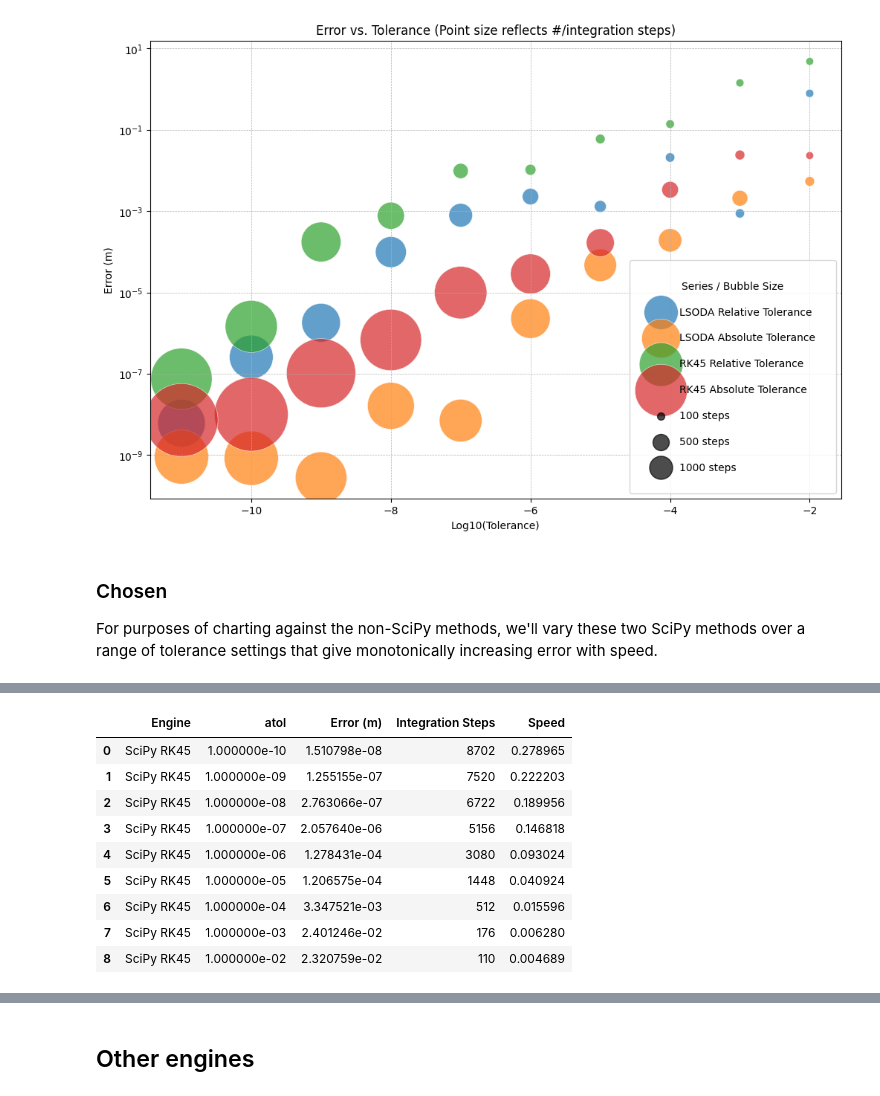
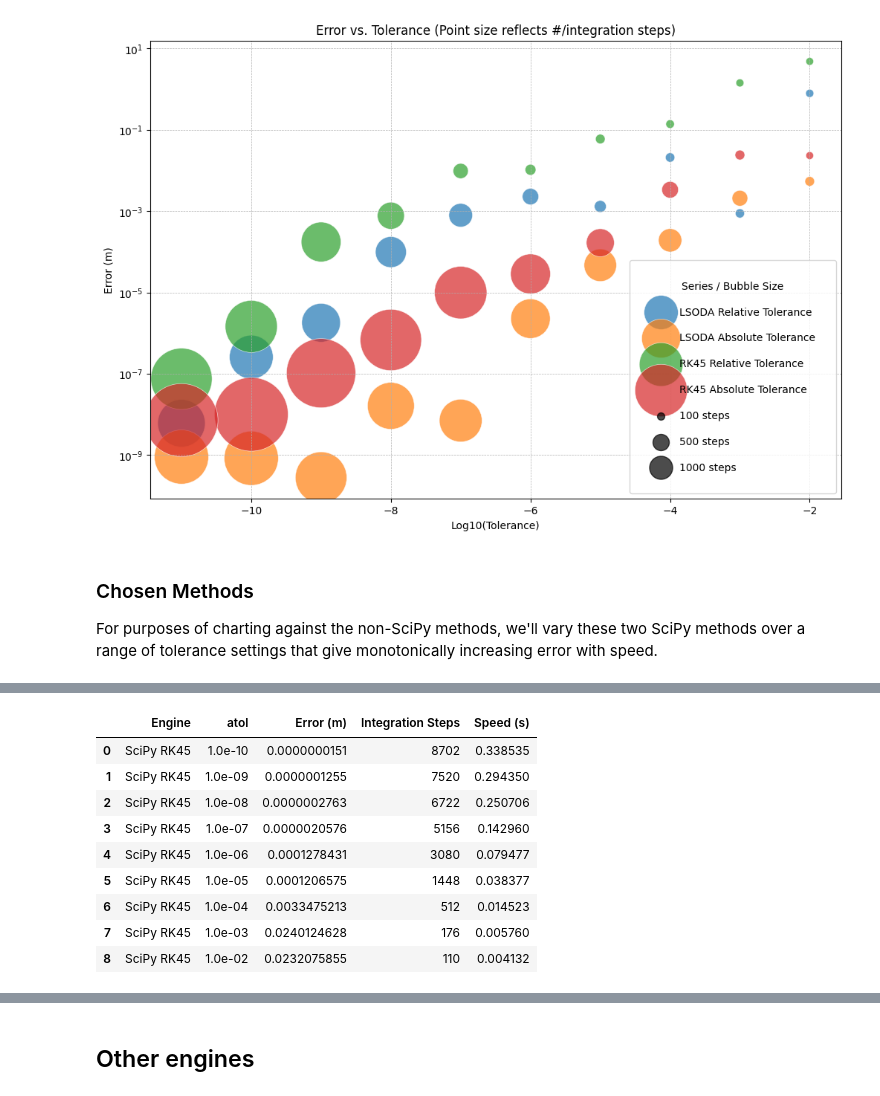
Before and after one commit to o-murphy/py-ballisticcalc, a Jupyter notebook: examples/BenchmarkEngines.ipynb, the cells around one changed output, grey strips where cells are left out. Cells and saved outputs as stored; diff of their text form; code cells hidden in the pictures.

```diff
--- a/examples/BenchmarkEngines.ipynb
+++ b/examples/BenchmarkEngines.ipynb
@@ -65,13 +65,14 @@ reference_row = reference_trajectory.flag(TrajFlag.ZERO_DOWN)
 reference_distance = reference_row.distance
 reference_distance_meter = reference_distance >> Distance.Meter
 def check_error(hit: HitResult, output: bool = False) -> float:
+    """Error is vertical distance from zero at the reference distance."""
     chkpt = hit.get_at_distance(reference_distance)
     if chkpt is not None:
         chk_x = chkpt.distance >> Distance.Meter
         chk_h = chkpt.height >> Distance.Meter
         chk_err = math.sqrt((chk_x-reference_distance_meter)**2 + chk_h**2)
         if output:
-            print(f'At {chkpt.time}s: ({chk_x}, {chk_h})ft ==> Error = {chk_err:.8f}ft')
+            print(f'At {chkpt.time}s: ({chk_x}, {chk_h})m ==> Error = {chk_err:.8f}m')
         return chk_err
     return float('inf')
 
@@ -298,7 +303,7 @@ plt.show()
 # %% [output]
 [figure]
 # %% [markdown]
-### Chosen
+### Chosen Methods
 
 For purposes of charting against the non-SciPy methods, we'll vary these two SciPy methods over a range of tolerance settings that give monotonically increasing error with speed.
 # %%
@@ -308,6 +313,6 @@ while atol < 0.1:
     err, count, speed = scipy_chk(timeit=True, integration_method=method, absolute_tolerance=atol, relative_tolerance=1e-12)
     summary.append(('SciPy '+method, atol, err, count, speed))
     atol *= 10.0
-df = pd.DataFrame(summary, columns=['Engine', 'atol', 'Error (m)', 'Integration Steps', 'Speed'])
-df[df.Engine == 'SciPy '+method]
+df = pd.DataFrame(summary, columns=['Engine', 'atol', 'Error (m)', 'Integration Steps', 'Speed (s)'])
+display(df[df.Engine == 'SciPy '+method].style.format({'atol': '{:.1e}', 'Error (m)': '{:.10f}'}))
 # %% [output]
@@ -323,13 +328,13 @@ df[df.Engine == 'SciPy '+method]
-|  | Engine | atol | Error (m) | Integration Steps | Speed |
-| 0 | SciPy RK45 | 1.000000e-10 | 1.510798e-08 | 8702 | 0.278965 |
-| 1 | SciPy RK45 | 1.000000e-09 | 1.255155e-07 | 7520 | 0.222203 |
-| 2 | SciPy RK45 | 1.000000e-08 | 2.763066e-07 | 6722 | 0.189956 |
-| 3 | SciPy RK45 | 1.000000e-07 | 2.057640e-06 | 5156 | 0.146818 |
-| 4 | SciPy RK45 | 1.000000e-06 | 1.278431e-04 | 3080 | 0.093024 |
-| 5 | SciPy RK45 | 1.000000e-05 | 1.206575e-04 | 1448 | 0.040924 |
-| 6 | SciPy RK45 | 1.000000e-04 | 3.347521e-03 | 512 | 0.015596 |
-| 7 | SciPy RK45 | 1.000000e-03 | 2.401246e-02 | 176 | 0.006280 |
-| 8 | SciPy RK45 | 1.000000e-02 | 2.320759e-02 | 110 | 0.004689 |
+|  | Engine | atol | Error (m) | Integration Steps | Speed (s) |
+| 0 | SciPy RK45 | 1.0e-10 | 0.0000000151 | 8702 | 0.338535 |
+| 1 | SciPy RK45 | 1.0e-09 | 0.0000001255 | 7520 | 0.294350 |
+| 2 | SciPy RK45 | 1.0e-08 | 0.0000002763 | 6722 | 0.250706 |
+| 3 | SciPy RK45 | 1.0e-07 | 0.0000020576 | 5156 | 0.142960 |
+| 4 | SciPy RK45 | 1.0e-06 | 0.0001278431 | 3080 | 0.079477 |
+| 5 | SciPy RK45 | 1.0e-05 | 0.0001206575 | 1448 | 0.038377 |
+| 6 | SciPy RK45 | 1.0e-04 | 0.0033475213 | 512 | 0.014523 |
+| 7 | SciPy RK45 | 1.0e-03 | 0.0240124628 | 176 | 0.005760 |
+| 8 | SciPy RK45 | 1.0e-02 | 0.0232075855 | 110 | 0.004132 |
 # %%
 method = 'LSODA'
 rtol = 1e-10
```
Also changed, not shown: parts of 22 cells of this notebook, 4 other files.
